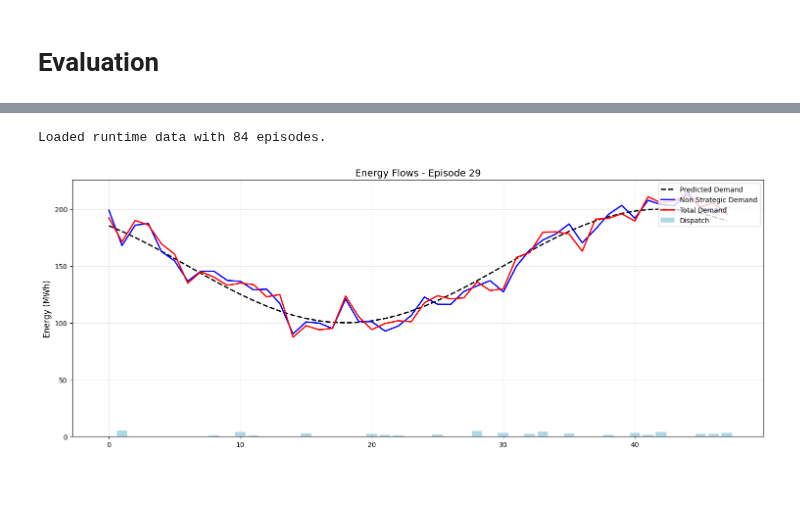
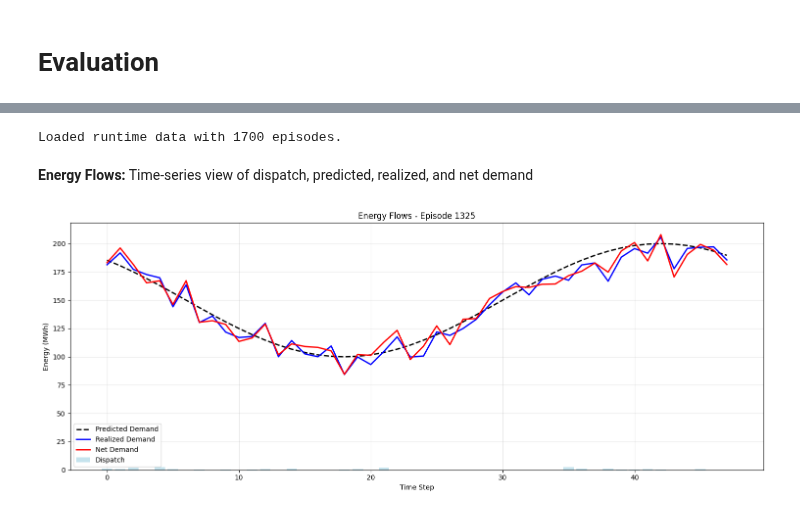
Before and after one commit to CLAIR-LAB-TECHNION/energy-net, a Jupyter notebook: notebooks/Running_the_day_ahead_market_cycle.ipynb, the cells around one changed output, grey strips where cells are left out. Saved outputs shown, nothing was run; the diff lists cells and outputs as text; code cells hidden in the pictures; blank space fills up the shorter version.

```diff
--- a/notebooks/Running_the_day_ahead_market_cycle.ipynb
+++ b/notebooks/Running_the_day_ahead_market_cycle.ipynb
@@ -617,6 +597,8 @@ else:
 # %%
 import pickle
+import random
 import matplotlib.pyplot as plt
+import numpy as np
 
 # Load runtime data from file (this file should have been created by your callback)
 runtime_file = "runtime_info.pkl"
@@ -628,13 +610,11 @@ except Exception as e:
     print("Error loading runtime data:", e)
     all_episodes_actions = []
 
-# Define the episode number to plot (Episode 9)
-episode_num = random.randint(1, len(all_episodes_actions))
-
-
-if len(all_episodes_actions) < episode_num:
-    print(f"Only {len(all_episodes_actions)} episodes available; cannot plot episode {episode_num}.")
+if not all_episodes_actions:
+    print("No data available to plot.")
 else:
+    # Select a random episode for detailed time-series plots
+    episode_num = random.randint(1, len(all_episodes_actions))
     episode_data = all_episodes_actions[episode_num - 1]
 
     # Extract data from the episode
@@ -643,23 +623,12 @@ else:
     predicted_demand = [step.get('predicted_demand', 0.0) for step in episode_data]
     realized_demand = [step.get('realized_demand', 0.0) for step in episode_data]
     net_exchange = [step.get('net_exchange', 0.0) for step in episode_data]
+    battery_level = [step.get('battery_level', 0.0) for step in episode_data]
+    actions = [step.get('action', 0.0) for step in episode_data]
+    iso_sell_price = [step.get('iso_sell_price', 0.0) for step in episode_data]
+    iso_buy_price = [step.get('iso_buy_price', 0.0) for step in episode_data]
 
     # Compute total (net) demand: realized_demand + net_exchange
     net_demand = [r + n for r, n in zip(realized_demand, net_exchange)]
-
-    # Create the plot replicating the upper graph ("Energy Flows")
-    plt.figure(figsize=(15, 6))
-    plt.bar(steps, dispatch, width=0.8, color='lightblue', label='Dispatch')
-    plt.plot(steps, predicted_demand, 'k--', linewidth=2, label='Predicted Demand')
-    plt.plot(steps, realized_demand, 'b-', linewidth=2, label='Non Strategic Demand')
-    plt.plot(steps, net_demand, 'r-', linewidth=2, label='Total Demand')
-
-    plt.ylabel('Energy (MWh)', fontsize=12)
-    plt.title(f'Energy Flows - Episode {episode_num}', fontsize=14)
-    plt.grid(True, alpha=0.3)
-    plt.legend(loc='upper right', fontsize=10)
-    plt.tight_layout()
-    plt.show()
 # %% [output]
-Loaded runtime data with 84 episodes.
+Loaded runtime data with 1700 episodes.
-[figure, removed]
@@ -679,0 +635,18 @@ Loaded runtime data with 84 episodes.
+# %% [markdown]
+**Energy Flows:** Time-series view of dispatch, predicted, realized, and net demand
+# %%
+# Plot 1: Energy Flows
+plt.figure(figsize=(15, 6))
+plt.bar(steps, dispatch, width=0.8, color='lightblue', alpha=0.7, label='Dispatch')
+plt.plot(steps, predicted_demand, 'k--', linewidth=2, label='Predicted Demand')
+plt.plot(steps, realized_demand, 'b-', linewidth=2, label='Realized Demand')
+plt.plot(steps, net_demand, 'r-', linewidth=2, label='Net Demand')
+plt.xlabel("Time Step")
+plt.ylabel("Energy (MWh)")
+plt.title(f"Energy Flows - Episode {episode_num}")
+plt.legend()
+plt.grid(True, alpha=0.3)
+plt.tight_layout()
+plt.show()
+# %% [output]
+[figure, added]
```
Also changed, not shown: parts of 51 cells of this notebook.
